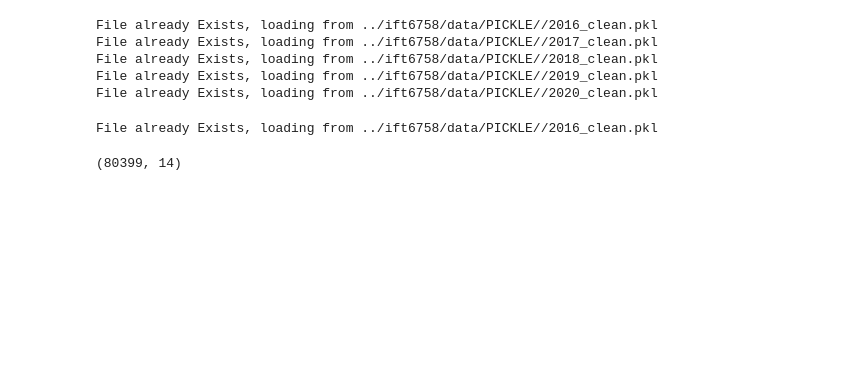
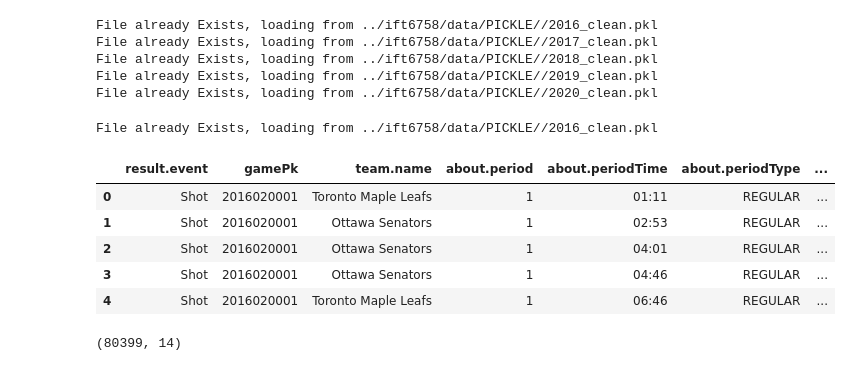
Before and after one commit to M0rph3e/ift6758-project-main, a Jupyter notebook: notebooks/advanced_visualization.ipynb, the cells around one changed output. Cells and saved outputs as stored; diff of their text form; code cells hidden in the pictures; blank space fills up the shorter version.

```diff
--- a/notebooks/advanced_visualization.ipynb
+++ b/notebooks/advanced_visualization.ipynb
@@ -63,6 +63,15 @@ out = np.zeros(rink_size)
 # print(f"num_teams {num_teams}")
 # %% [output]
 File already Exists, loading from ../ift6758/data/PICKLE//2016_clean.pkl
+# %%
+df_clean.head()
+# %% [output]
+|  | result.event | gamePk | team.name | about.period | about.periodTime | about.periodType | ... |
+| 0 | Shot | 2016020001 | Toronto Maple Leafs | 1 | 01:11 | REGULAR | ... |
+| 1 | Shot | 2016020001 | Ottawa Senators | 1 | 02:53 | REGULAR | ... |
+| 2 | Shot | 2016020001 | Ottawa Senators | 1 | 04:01 | REGULAR | ... |
+| 3 | Shot | 2016020001 | Ottawa Senators | 1 | 04:46 | REGULAR | ... |
+| 4 | Shot | 2016020001 | Toronto Maple Leafs | 1 | 06:46 | REGULAR | ... |
 # %%
 df_clean.shape
 # %% [output]
```
Also changed, not shown: 2 other files.
